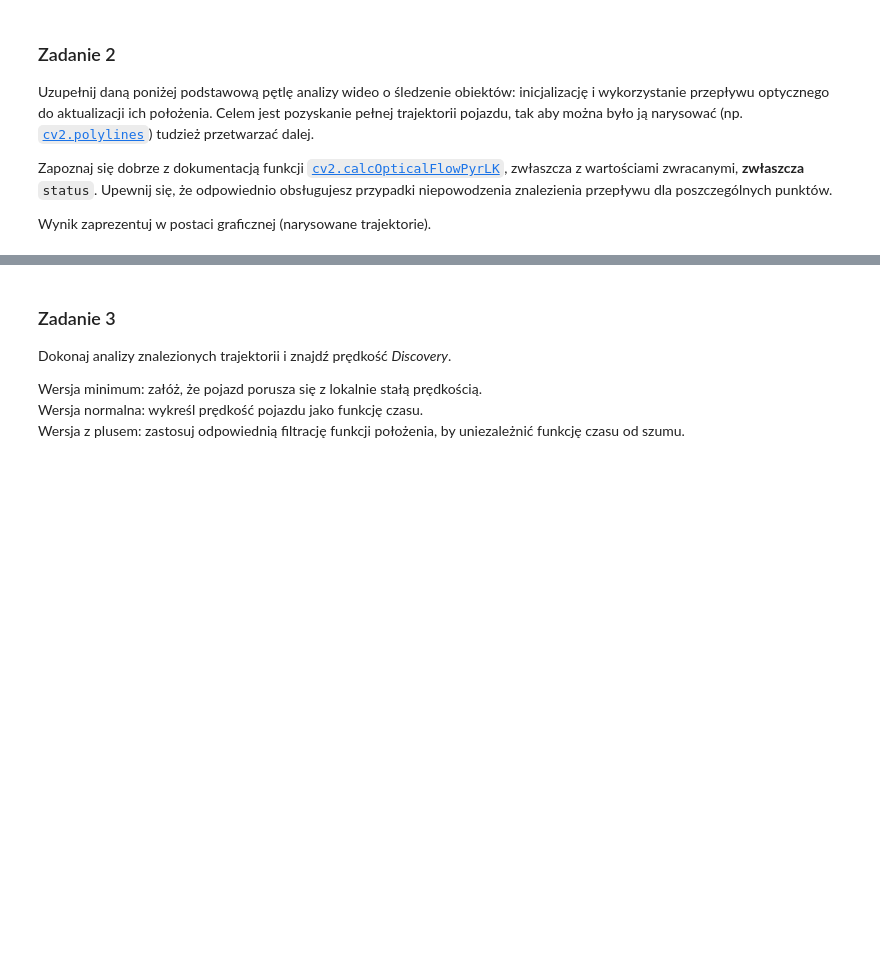
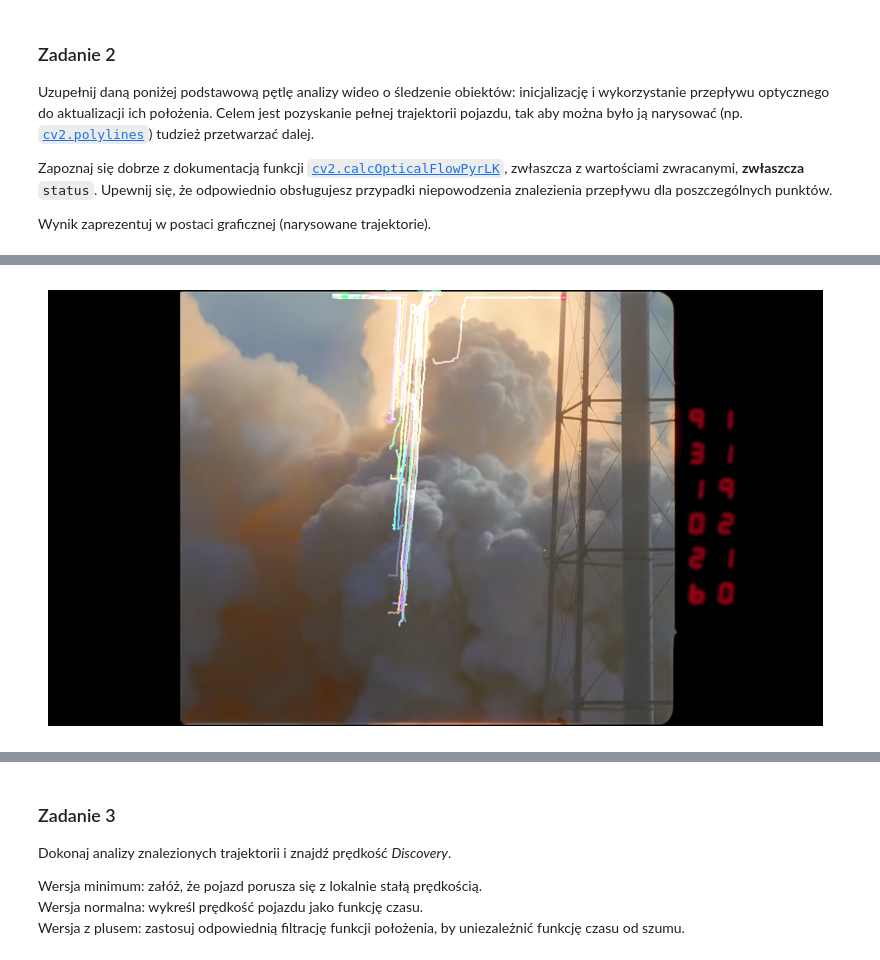
Before and after one commit to Filipstrozik/image-and-video-processing, a Jupyter notebook: Laboratorium 8-20250112/Lab8.2_zadanie.ipynb, the cells around one changed output, grey strips where cells are left out. Drawn from its saved outputs; the diff is of its cells as text; code cells hidden in the pictures; blank space fills up the shorter version.

```diff
--- a/Laboratorium 8-20250112/Lab8.2_zadanie.ipynb
+++ b/Laboratorium 8-20250112/Lab8.2_zadanie.ipynb
@@ -318,0 +358,21 @@ End of video.
+# %%
+# Example usage
+import matplotlib as mpl
+
+
+# Increase the embed limit to 30 MB
+mpl.rcParams["animation.embed_limit"] = 40
+source = cv2.VideoCapture("dane/shuttle.mp4")
+# skip 4 seconds
+# source.set(cv2.CAP_PROP_POS_MSEC, 4000)
+fps = source.get(cv2.CAP_PROP_FPS)
+
+html_video, frames, trajectories = baseLoopWithAnimation(source)
+
+# Display the last frame
+plt.figure(figsize=(10, 6))
+plt.imshow(frames[-1])
+plt.axis("off")
+plt.show()
+# %% [output]
+[figure, added]
```
Also changed, not shown: parts of 21 cells of this notebook.
